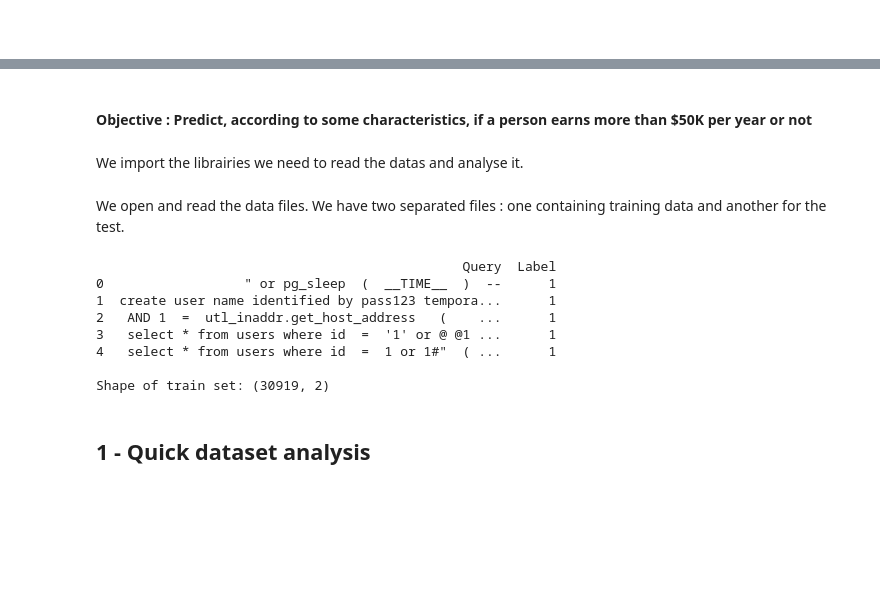
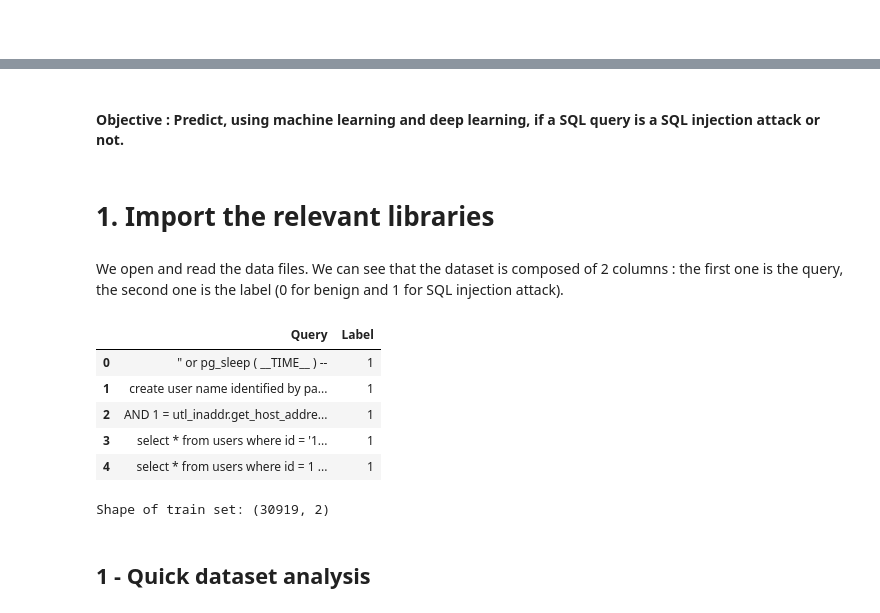
Before and after one commit to LesCadets/sql-injections, a Jupyter notebook: sql-injection-dataset.ipynb, the cells around one changed output, grey strips where cells are left out. Drawn from its saved outputs; the diff is of its cells as text; code cells hidden in the pictures; blank space fills up the shorter version.

```diff
--- a/sql-injection-dataset.ipynb
+++ b/sql-injection-dataset.ipynb
@@ -5,7 +5,7 @@
 # %% [markdown]
-#### Objective : Predict, according to some characteristics, if a person earns more than $50K per year or not
+#### Objective : Predict, using machine learning and deep learning, if a SQL query is a SQL injection attack or not.
 # %% [markdown]
-We import the librairies we need to read the datas and analyse it.
+# 1. Import the relevant libraries
 # %%
 import pandas as pd
 from matplotlib import pyplot as plt
@@ -17,22 +17,22 @@ import warnings
 
 warnings.filterwarnings('ignore')
 # %% [markdown]
-We open and read the data files. We have two separated files : one containing training data and another for the test.
+We open and read the data files. We can see that the dataset is composed of 2 columns : the first one is the query, the second one is the label (0 for benign and 1 for SQL injection attack).
 # %%
 df = pd.read_csv('data/Modified_SQL_Dataset.csv')
-
-print(df.head())
-
-print('\nShape of train set:', df.shape)
-# %% [output]
-                                               Query  Label
-0                  " or pg_sleep  (  __TIME__  )  --      1
-1  create user name identified by pass123 tempora...      1
-2   AND 1  =  utl_inaddr.get_host_address   (    ...      1
-3   select * from users where id  =  '1' or @ @1 ...      1
-4   select * from users where id  =  1 or 1#"  ( ...      1
-
-Shape of train set: (30919, 2)
+# %%
+df.head()
+# %% [output]
+|  | Query | Label |
+| 0 | " or pg_sleep ( __TIME__ ) -- | 1 |
+| 1 | create user name identified by pa... | 1 |
+| 2 | AND 1 = utl_inaddr.get_host_addre... | 1 |
+| 3 | select * from users where id = '1... | 1 |
+| 4 | select * from users where id = 1 ... | 1 |
+# %%
+print('\nShape of train set:', df.shape)
+# %% [output]
+Shape of train set: (30919, 2)
 # %% [markdown]
 ## 1 - Quick dataset analysis
 # %% [markdown]
```
Also changed, not shown: parts of 28 cells of this notebook, 4 other files.
